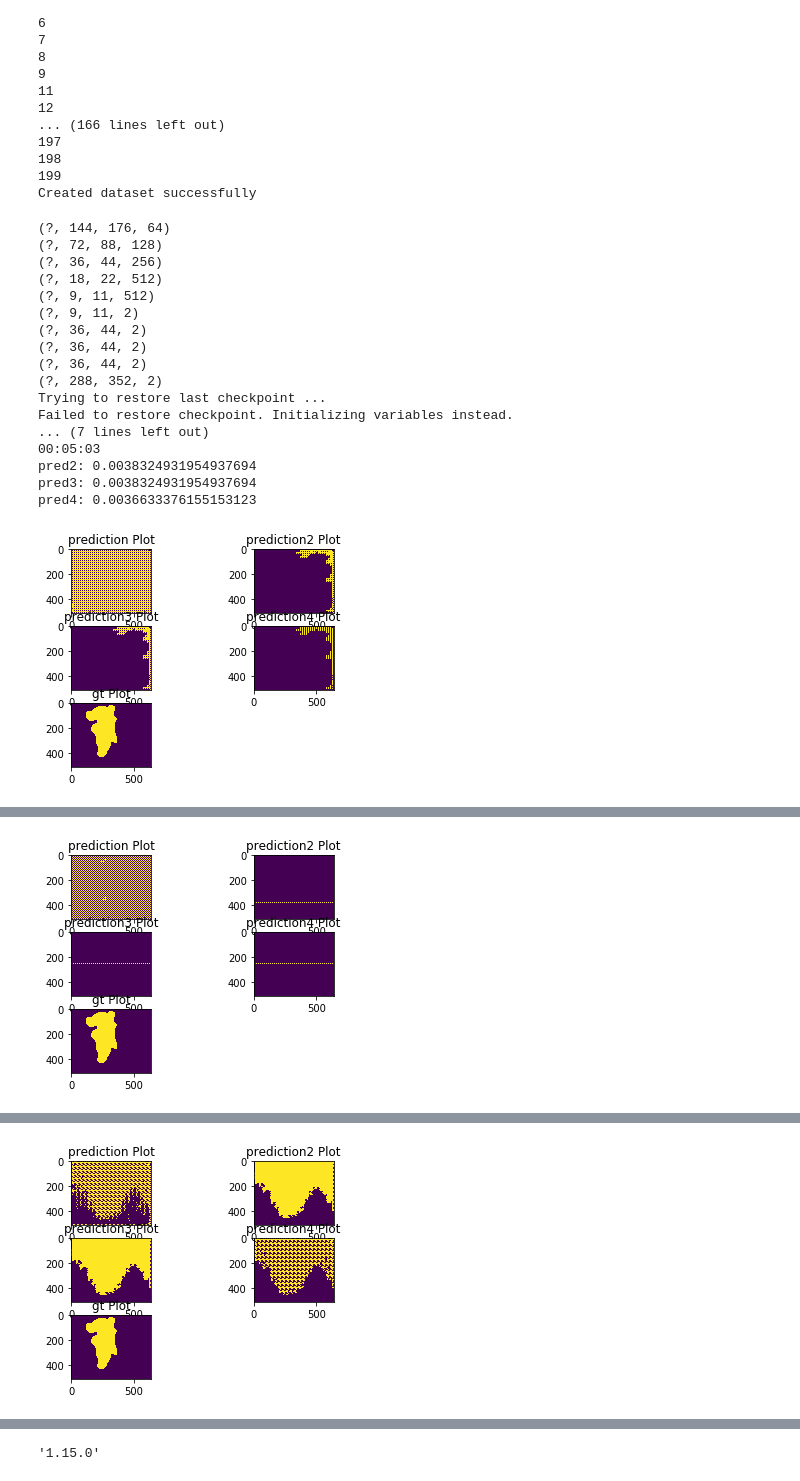
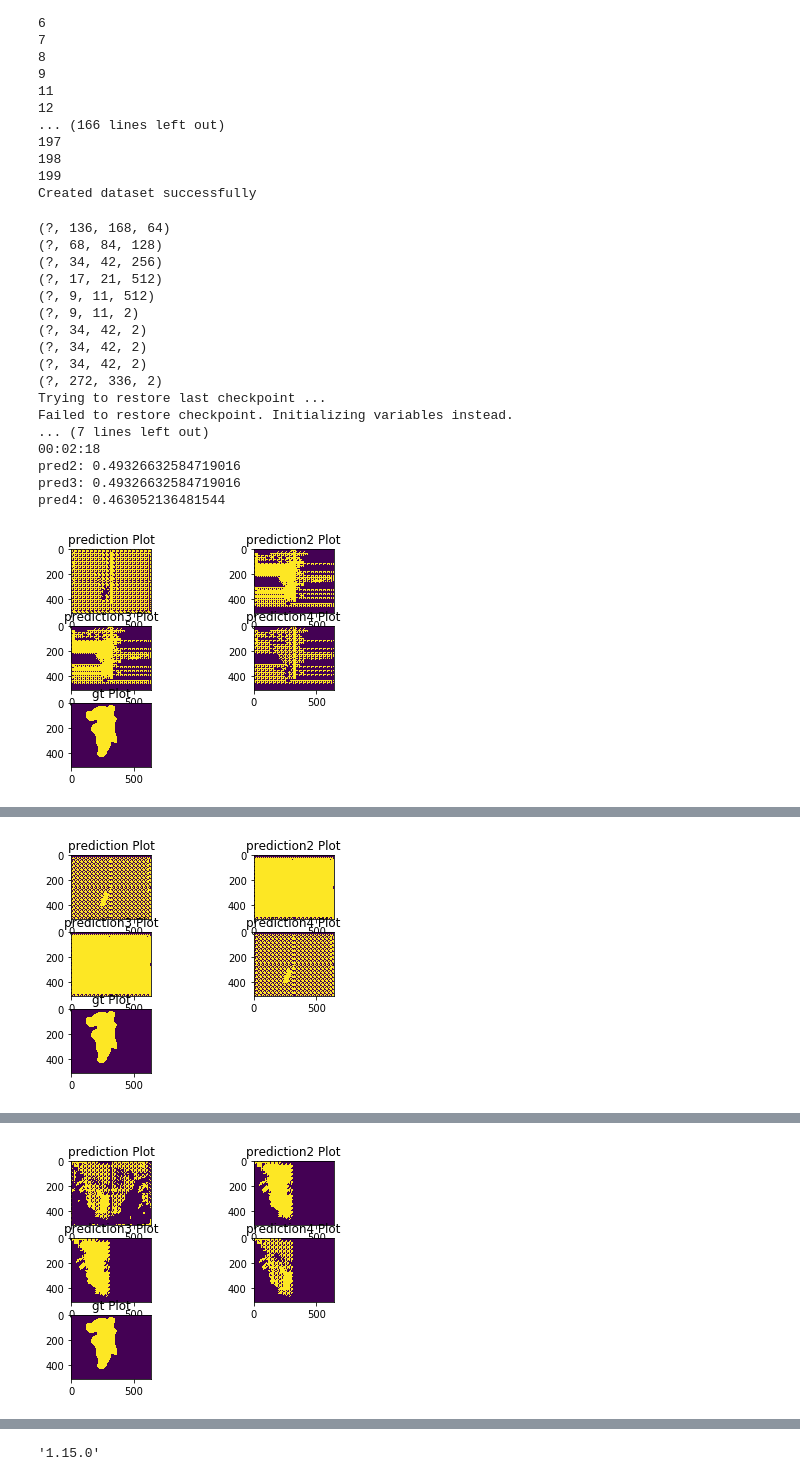
Before and after one commit to yaramohamadi/dermo-segmentation, a Jupyter notebook: segment_128_block.ipynb, the cells around one changed output, grey strips where cells are left out. Drawn from its saved outputs; the diff is of its cells as text; code cells hidden in the pictures.

```diff
--- a/segment_128_block.ipynb
+++ b/segment_128_block.ipynb
@@ -215,18 +216,18 @@ from math import ceil
 
 train_file = '/content/drive/My Drive/skincancer/train_128_block.tfrecords'
 
-result_images_file = '/content/drive/My Drive/skincancer/128_block_lr_32pad_dice/results/%d'
-result_images_folder = '/content/drive/My Drive/skincancer/128_block_lr_32pad_dice/results'
+result_images_file = '/content/drive/My Drive/skincancer/128_block_lr_16pad_dice/results/%d'
+result_images_folder = '/content/drive/My Drive/skincancer/128_block_lr_16pad_dice/results'
 gt_dir = '/content/drive/My Drive/skincancer/Dermoscopy/Dermoscopy/GT/'
 s_dir = '/content/drive/My Drive/skincancer/Dermoscopy/Dermoscopy/RGB/'
-stat_file = '/content/drive/My Drive/skincancer/128_block_lr_32pad_dice/results.txt'
+stat_file = '/content/drive/My Drive/skincancer/128_block_lr_16pad_dice/results.txt'
 
-save_path = '/content/drive/My Drive/skincancer/128_block_lr_32pad_dice/checkpoints/best_validation'
-load_dir = '/content/drive/My Drive/skincancer/128_block_lr_32pad_dice/checkpoints/'
-save_path_test = '/content/drive/My Drive/skincancer/128_block_lr_32pad_dice/checkpoints_test/best_validation'
-load_dir_test = '/content/drive/My Drive/skincancer/128_block_lr_32pad_dice/checkpoints_test/'
+save_path = '/content/drive/My Drive/skincancer/128_block_lr_16pad_dice/checkpoints/best_validation'
+load_dir = '/content/drive/My Drive/skincancer/128_block_lr_16pad_dice/checkpoints/'
+save_path_test = '/content/drive/My Drive/skincancer/128_block_lr_16pad_dice/checkpoints_test/best_validation'
+load_dir_test = '/content/drive/My Drive/skincancer/128_block_lr_16pad_dice/checkpoints_test/'
 
-pad_amount = 32
+pad_amount = 16
 patch_size = (256 + pad_amount, 320 + pad_amount)
 step_size = (256 - pad_amount, 320 - pad_amount)
 middle_point = (256, 320)
@@ -672,10 +673,12 @@ output = tf.nn.softmax(h)
 
 #loss = tf.reduce_mean(tf.nn.sparse_softmax_cross_entropy_with_logits(labels=label, logits=last_pred))
 loss = tf.reduce_mean(tf.nn.sparse_softmax_cross_entropy_with_logits(labels=labele, logits=h))
+
+#dice_out = tf.math.subtract(output[:,:,:,1], output[:,:,:,0]) / 2 + 0.5
 #labele = tf.cast(labele, tf.float32)
 #h = tf.cast(h, tf.float32)
 #output = tf.cast(tf.argmax(output, axis=-1), tf.int32)
-#loss = dice_loss(labele, output)
+#loss = dice_loss(labele, dice_out)
 
 #______________________________________________________________
 
@@ -758,21 +761,21 @@ for epoch in range(starting_epoch, epochs):
             print("No improvement found in a while, stopping optimization process...")
             break
 # %% [output]
-(?, 144, 176, 64)
-(?, 72, 88, 128)
-(?, 36, 44, 256)
-(?, 18, 22, 512)
+(?, 136, 168, 64)
+(?, 68, 84, 128)
+(?, 34, 42, 256)
+(?, 17, 21, 512)
 (?, 9, 11, 512)
 (?, 9, 11, 2)
-(?, 36, 44, 2)
-(?, 36, 44, 2)
-(?, 36, 44, 2)
-(?, 288, 352, 2)
+(?, 34, 42, 2)
+(?, 34, 42, 2)
+(?, 34, 42, 2)
+(?, 272, 336, 2)
 Trying to restore last checkpoint ...
 Failed to restore checkpoint. Initializing variables instead.
 ... (7 lines left out)
-00:05:03
-pred2: 0.0038324931954937694
-pred3: 0.0038324931954937694
-pred4: 0.0036633376155153123
+00:02:18
+pred2: 0.49326632584719016
+pred3: 0.49326632584719016
+pred4: 0.463052136481544
-[figure, old version]
+[figure, new version]
@@ -789 +792 @@ pred4: 0.024165841728294415
-[figure, old version]
+[figure, new version]
@@ -800 +803 @@ pred4: 0.4713677515117902
-[figure, old version]
+[figure, new version]
```
Also changed, not shown: parts of 3 cells of this notebook.
